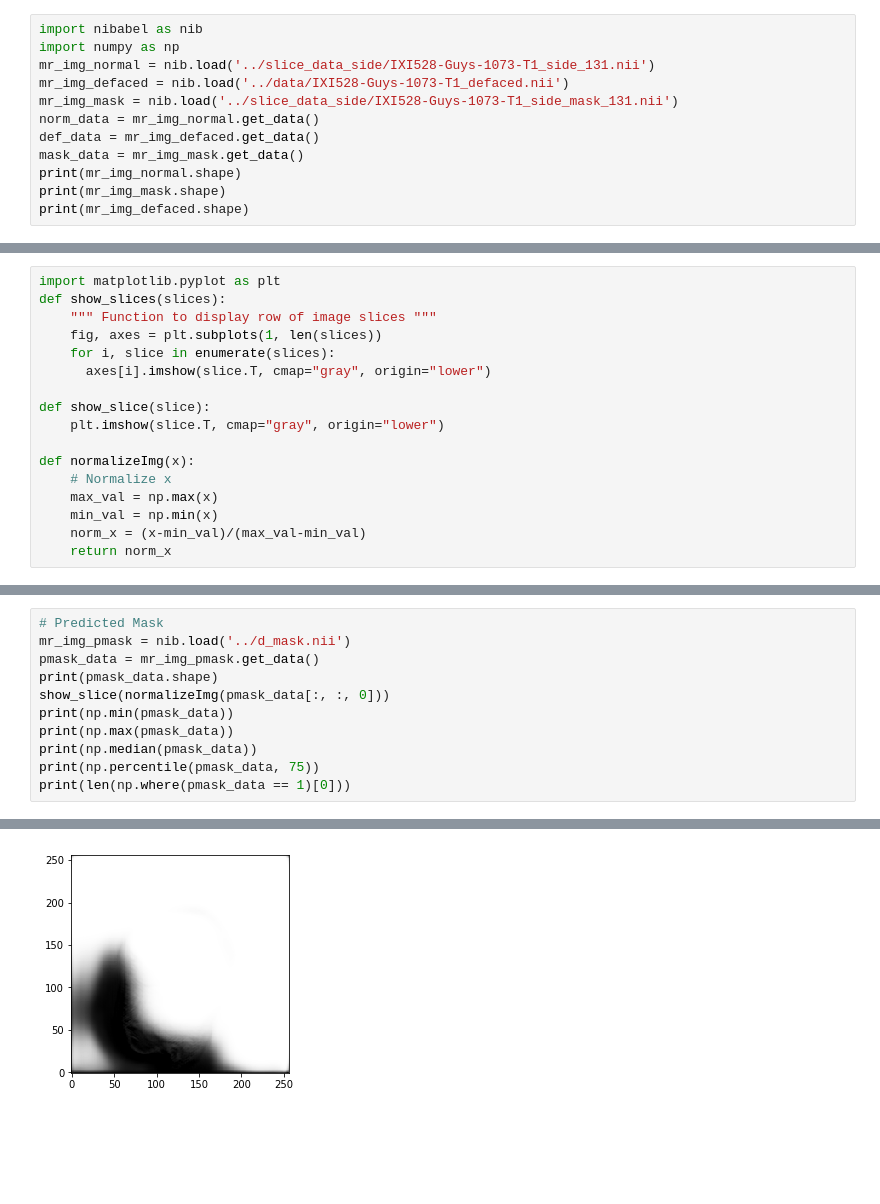
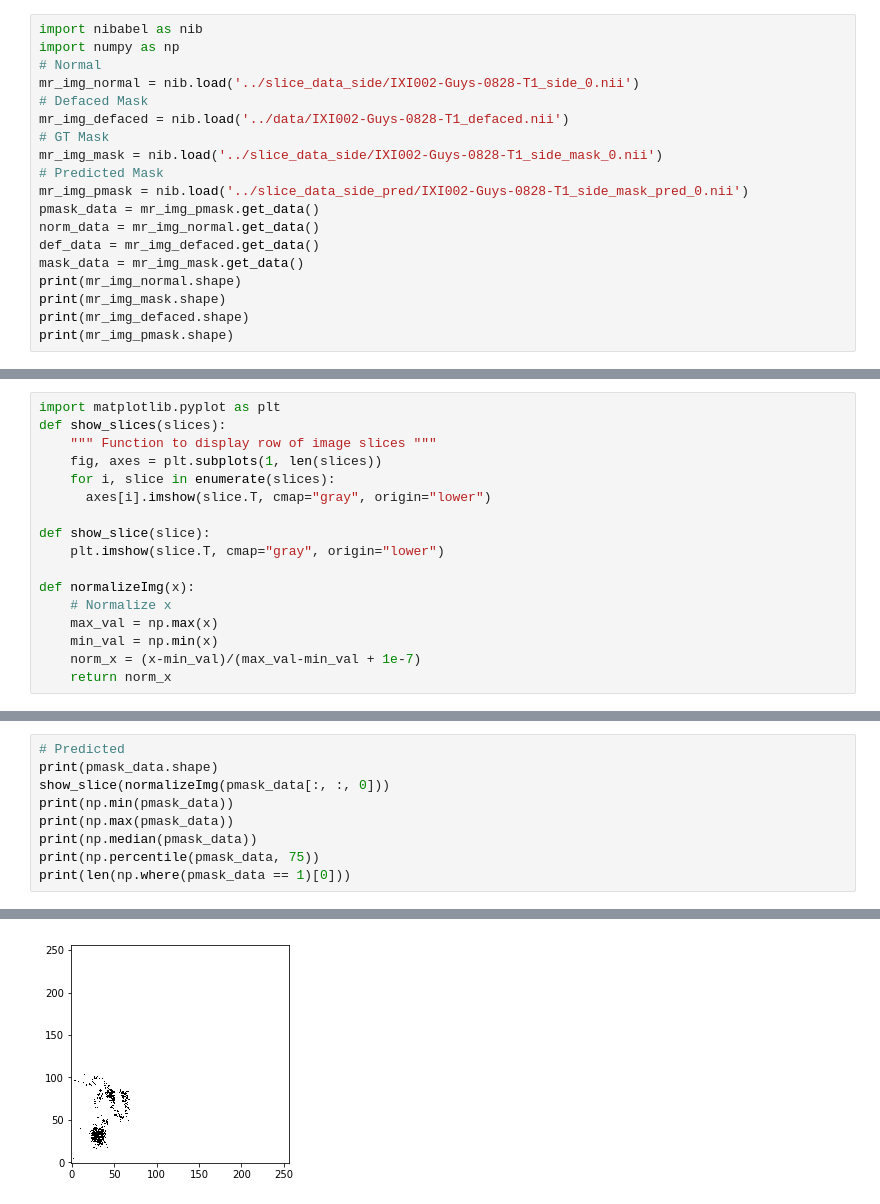
Before and after one commit to mechaman/ARFF-CNN, a Jupyter notebook: notebooks/Visual_Scratchpad_2.ipynb, the cells around one changed output, grey strips where cells are left out. Drawn from its saved outputs; the diff is of its cells as text; blank space fills up the shorter version.

```diff
--- a/notebooks/Visual_Scratchpad_2.ipynb
+++ b/notebooks/Visual_Scratchpad_2.ipynb
@@ -1,15 +1,22 @@
 # %%
 import nibabel as nib
 import numpy as np
-mr_img_normal = nib.load('../slice_data_side/IXI528-Guys-1073-T1_side_131.nii')
-mr_img_defaced = nib.load('../data/IXI528-Guys-1073-T1_defaced.nii')
-mr_img_mask = nib.load('../slice_data_side/IXI528-Guys-1073-T1_side_mask_131.nii')
+# Normal
+mr_img_normal = nib.load('../slice_data_side/IXI002-Guys-0828-T1_side_0.nii')
+# Defaced Mask
+mr_img_defaced = nib.load('../data/IXI002-Guys-0828-T1_defaced.nii')
+# GT Mask
+mr_img_mask = nib.load('../slice_data_side/IXI002-Guys-0828-T1_side_mask_0.nii')
+# Predicted Mask
+mr_img_pmask = nib.load('../slice_data_side_pred/IXI002-Guys-0828-T1_side_mask_pred_0.nii')
+pmask_data = mr_img_pmask.get_data()
 norm_data = mr_img_normal.get_data()
 def_data = mr_img_defaced.get_data()
 mask_data = mr_img_mask.get_data()
 print(mr_img_normal.shape)
 print(mr_img_mask.shape)
 print(mr_img_defaced.shape)
+print(mr_img_pmask.shape)
 # %% [output]
 (256, 256)
 (256, 256)
@@ -29,7 +49,7 @@ def normalizeImg(x):
     # Normalize x
     max_val = np.max(x)
     min_val = np.min(x)
-    norm_x = (x-min_val)/(max_val-min_val)
+    norm_x = (x-min_val)/(max_val-min_val + 1e-7)
     return norm_x
 # %%
 #norm_arr = [#norm_data2[127, :, :],
@@ -52,7 +72,5 @@ print(len(np.where(mask_data == 1)[0])/np.prod(mask_data.shape))
 # %%
-# Predicted Mask
-mr_img_pmask = nib.load('../d_mask.nii')
-pmask_data = mr_img_pmask.get_data()
+# Predicted
 print(pmask_data.shape)
 show_slice(normalizeImg(pmask_data[:, :, 0]))
 print(np.min(pmask_data))
@@ -70,4 +88,4 @@ print(len(np.where(pmask_data == 1)[0]))
-[figure, old version]
+[figure, new version]
 # %%
 norm = norm_data
 show_slice(norm)
```
Also changed, not shown: parts of 10 cells of this notebook, 4 other files.
